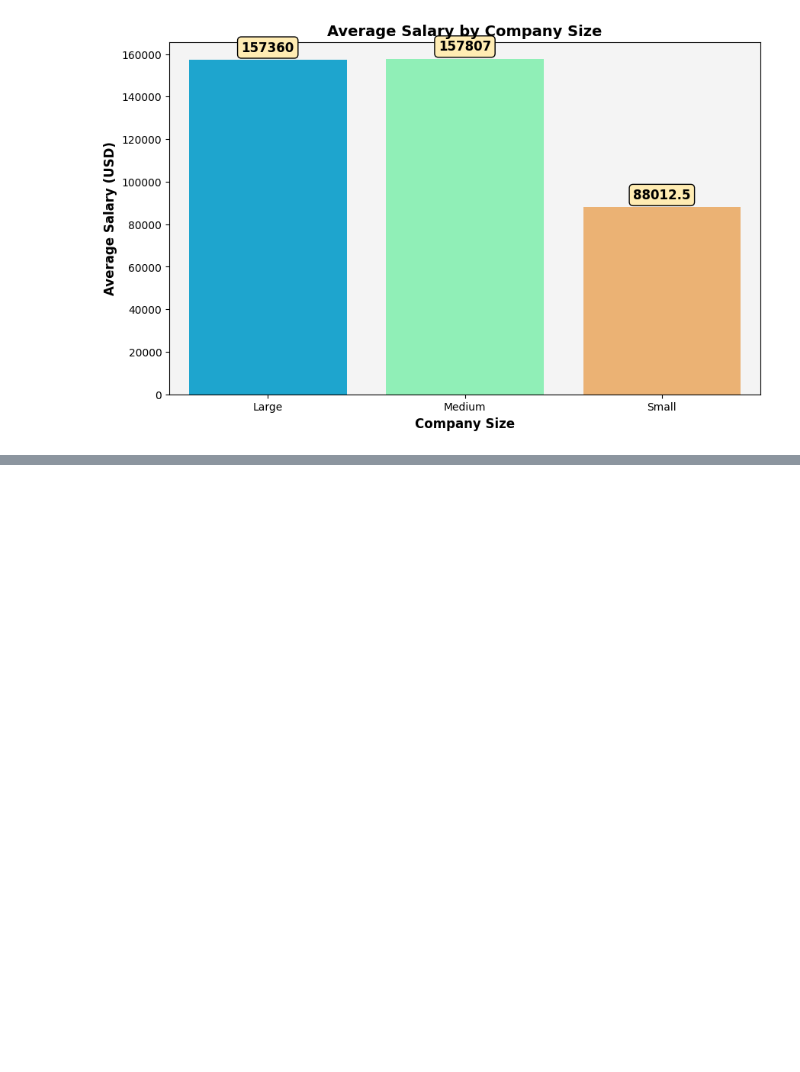
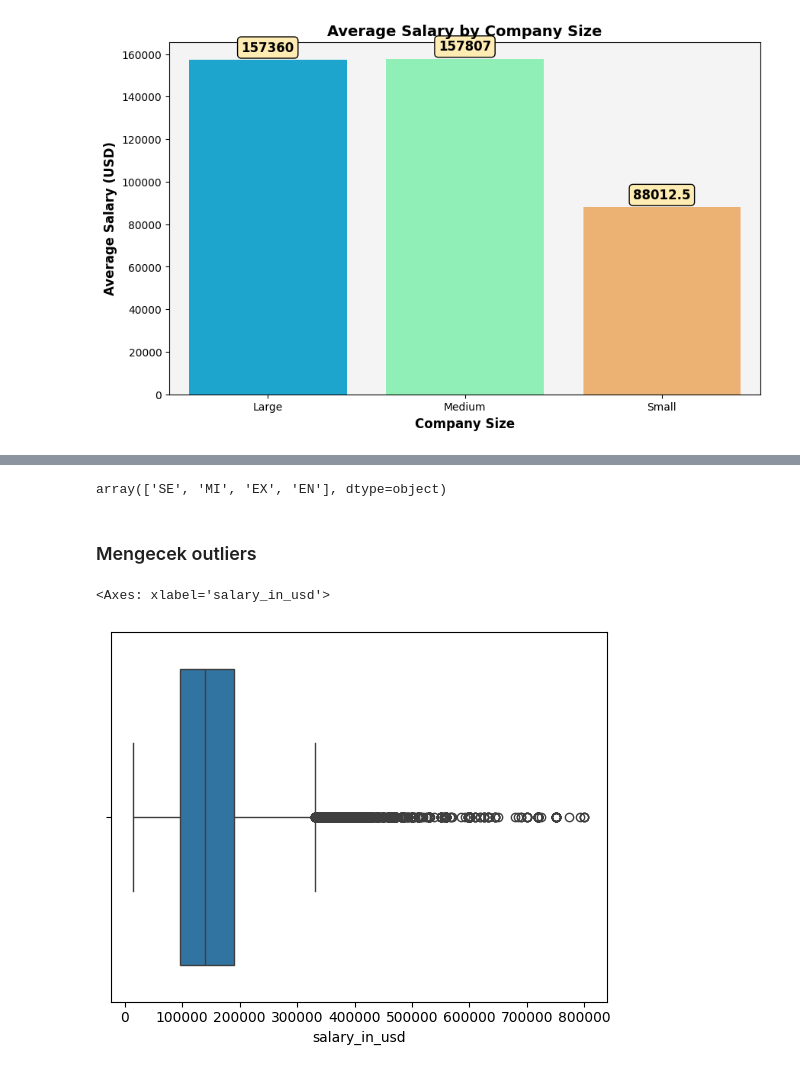
Before and after one commit to TsangCahya/ds-project, a Jupyter notebook: Lidia.ipynb, the cells around one changed output, grey strips where cells are left out. Drawn from its saved outputs; the diff is of its cells as text; code cells hidden in the pictures; blank space fills up the shorter version.

```diff
--- a/Lidia.ipynb
+++ b/Lidia.ipynb
@@ -514,0 +565,2 @@ Passing `palette` without assigning `hue` is deprecated and will be removed in v
+# %%
+df = df.drop_duplicates() #Mengdrop data duplikat
@@ -514,0 +587,11 @@ Passing `palette` without assigning `hue` is deprecated and will be removed in v
+# %%
+df['experience_level'].unique()
+# %% [output]
+array(['SE', 'MI', 'EX', 'EN'], dtype=object)
+# %% [markdown]
+### Mengecek outliers
+# %%
+sns.boxplot(x=df['salary_in_usd'])
+# %% [output]
+<Axes: xlabel='salary_in_usd'>
+[figure, added]
```
Also changed, not shown: parts of 18 cells of this notebook.
